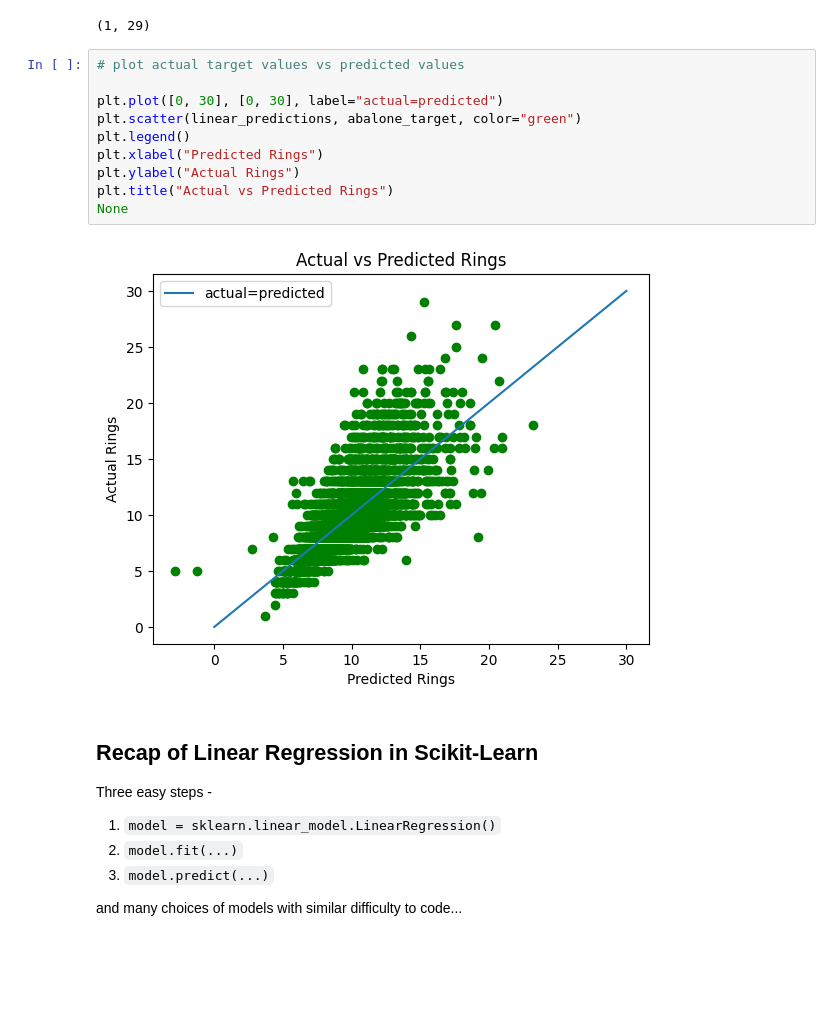
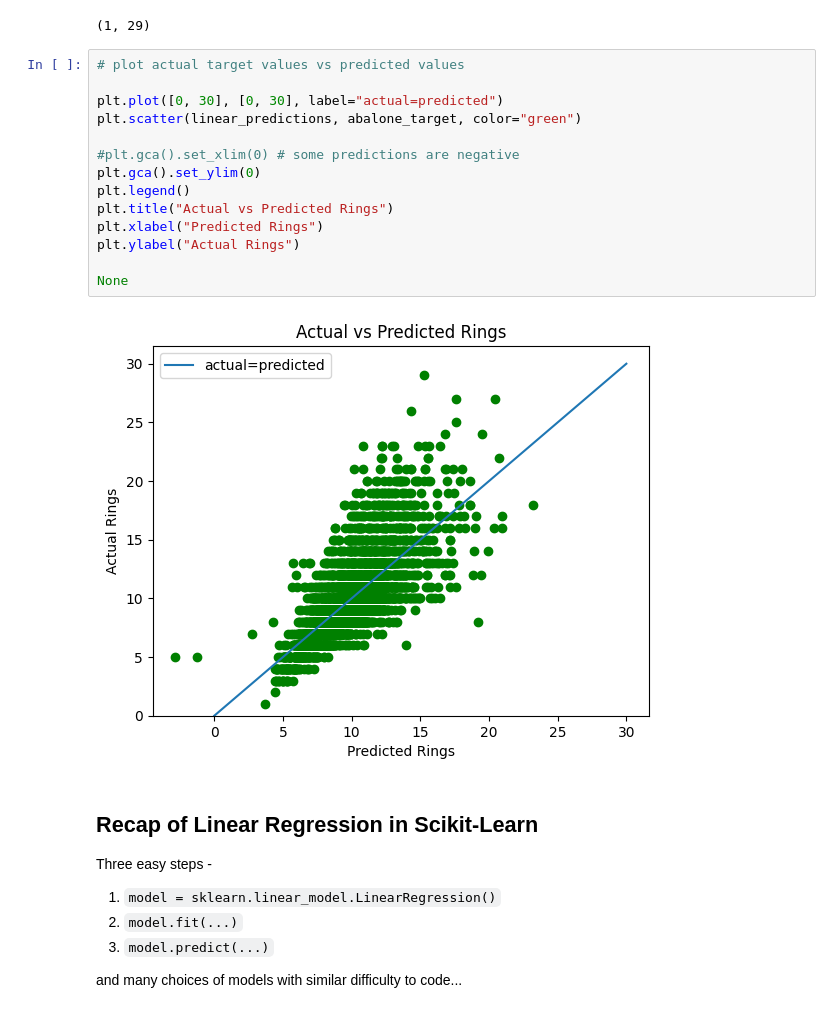
Before and after one commit to bu-cds-omds/dx602-examples, a Jupyter notebook: week11/video_linear_regression_in_scikitlearn.ipynb, the cells around one changed output. Cells and saved outputs as stored; diff of their text form; blank space fills up the shorter version.

```diff
--- a/week11/video_linear_regression_in_scikitlearn.ipynb
+++ b/week11/video_linear_regression_in_scikitlearn.ipynb
@@ -66,15 +66,19 @@ abalone_target.min(), abalone_target.max()
 # %%
 # plot actual target values vs predicted values
 
 plt.plot([0, 30], [0, 30], label="actual=predicted")
 plt.scatter(linear_predictions, abalone_target, color="green")
+
+#plt.gca().set_xlim(0) # some predictions are negative
+plt.gca().set_ylim(0)
 plt.legend()
+plt.title("Actual vs Predicted Rings")
 plt.xlabel("Predicted Rings")
 plt.ylabel("Actual Rings")
-plt.title("Actual vs Predicted Rings")
+
 None
 # %% [output]
-[figure, old version]
+[figure, new version]
 # %% [markdown]
 ## Recap of Linear Regression in Scikit-Learn
 
```
